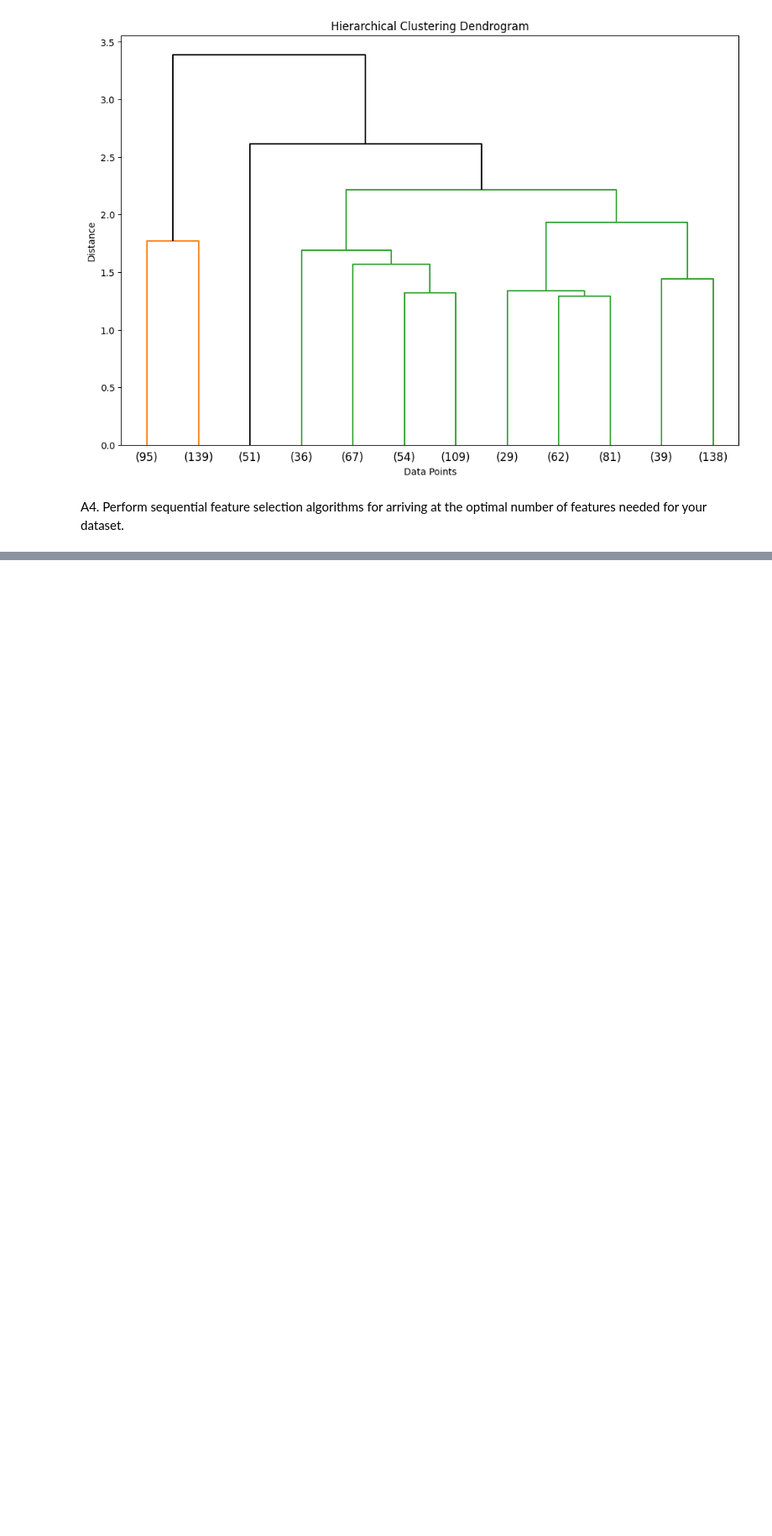
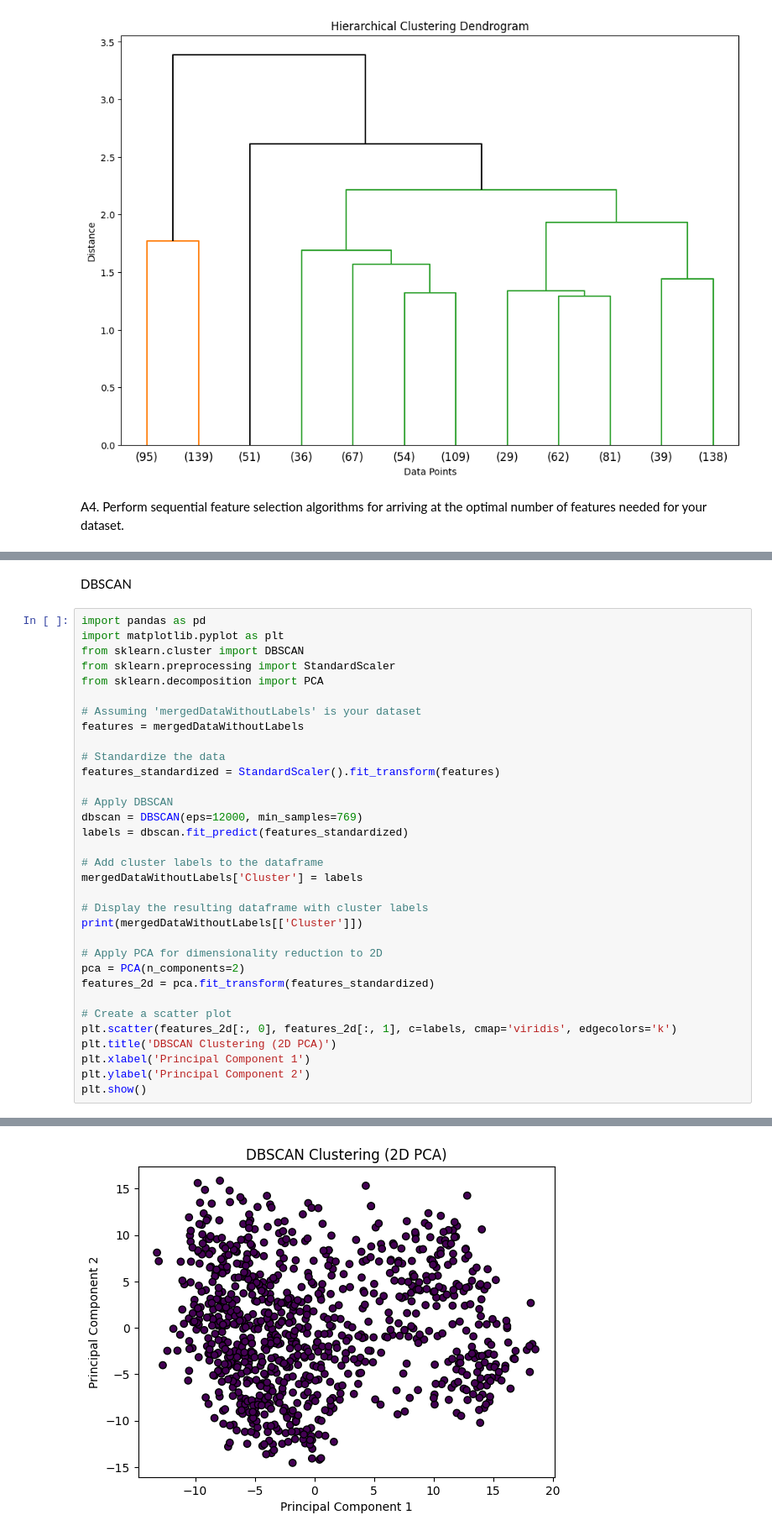
Before and after one commit to 21176/Machine-Learning, a Jupyter notebook: Lab-10.ipynb, the cells around one changed output, grey strips where cells are left out. Shown at 84% size. Drawn from its saved outputs; the diff is of its cells as text; blank space fills up the shorter version.

```diff
--- a/Lab-10.ipynb
+++ b/Lab-10.ipynb
@@ -219,0 +307,36 @@ A4. Perform sequential feature selection algorithms for arriving at the optimal
+# %% [markdown]
+DBSCAN
+# %%
+import pandas as pd
+import matplotlib.pyplot as plt
+from sklearn.cluster import DBSCAN
+from sklearn.preprocessing import StandardScaler
+from sklearn.decomposition import PCA
+
+# Assuming 'mergedDataWithoutLabels' is your dataset
+features = mergedDataWithoutLabels
+
+# Standardize the data
+features_standardized = StandardScaler().fit_transform(features)
+
+# Apply DBSCAN
+dbscan = DBSCAN(eps=12000, min_samples=769)
+labels = dbscan.fit_predict(features_standardized)
+
+# Add cluster labels to the dataframe
+mergedDataWithoutLabels['Cluster'] = labels
+
+# Display the resulting dataframe with cluster labels
+print(mergedDataWithoutLabels[['Cluster']])
+
+# Apply PCA for dimensionality reduction to 2D
+pca = PCA(n_components=2)
+features_2d = pca.fit_transform(features_standardized)
+
+# Create a scatter plot
+plt.scatter(features_2d[:, 0], features_2d[:, 1], c=labels, cmap='viridis', edgecolors='k')
+plt.title('DBSCAN Clustering (2D PCA)')
+plt.xlabel('Principal Component 1')
+plt.ylabel('Principal Component 2')
+plt.show()
+# %% [output]
@@ -219,0 +357 @@ A4. Perform sequential feature selection algorithms for arriving at the optimal
+[figure, added]
```
Also changed, not shown: parts of 5 cells of this notebook.
